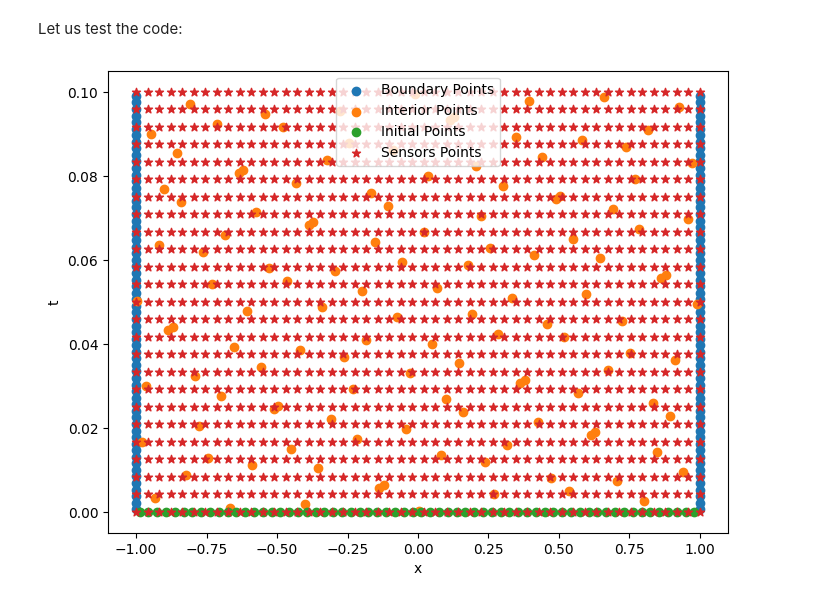
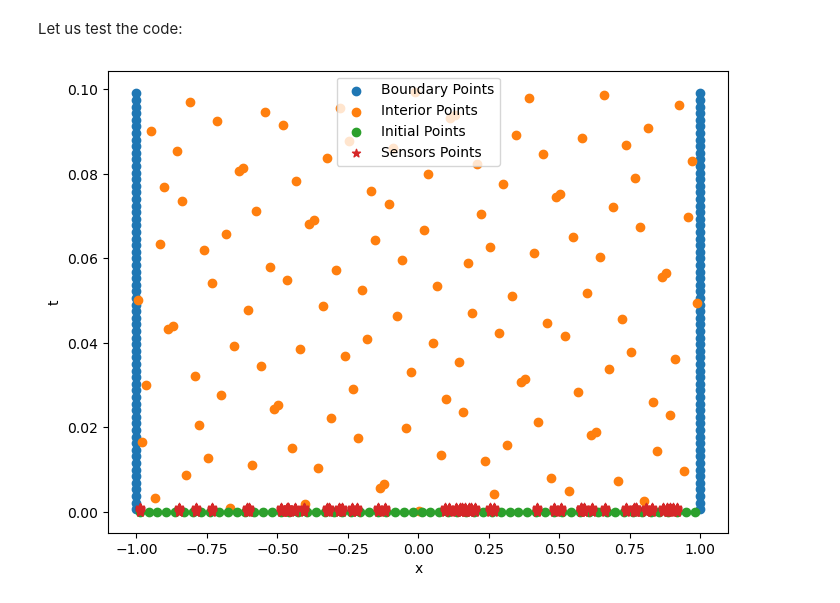
Before and after one commit to carlalozu/AICSE, a Jupyter notebook: tutorial04/Tutorial_4_PINNs_for_Inverse_Problems_.ipynb, the cells around one changed output. Saved outputs shown, nothing was run; the diff lists cells and outputs as text; code cells hidden in the pictures.

```diff
--- a/tutorial04/Tutorial_4_PINNs_for_Inverse_Problems_.ipynb
+++ b/tutorial04/Tutorial_4_PINNs_for_Inverse_Problems_.ipynb
@@ -162,27 +161,26 @@ n_tb = 64
 pinn = Pinns(n_int, n_sb, n_tb)
 # %%
 ##############
-# TO DO: Define and plot the input training points
-##############
+# Define and plot the input training points
 
-input_sb_, output_sb_ = None
-input_tb_, output_tb_ = None
-input_int_, output_int_ = None
-input_meas_, output_meas_ = None
+input_sb_, output_sb_ = pinn.add_spatial_boundary_points()
+input_tb_, output_tb_ = pinn.add_temporal_boundary_points()
+input_int_, output_int_ = pinn.add_interior_points()
+input_meas_, output_meas_ = pinn.get_measurement_data()
 
 ##############
 
 plt.figure(figsize=(8, 6), dpi=100)
 plt.scatter(input_sb_[:, 1].detach().numpy(), input_sb_[:, 0].detach().numpy(), label="Boundary Points")
 plt.scatter(input_int_[:, 1].detach().numpy(), input_int_[:, 0].detach().numpy(), label="Interior Points")
 plt.scatter(input_tb_[:, 1].detach().numpy(), input_tb_[:, 0].detach().numpy(), label="Initial Points")
 plt.scatter(input_meas_[:, 1].detach().numpy(), input_meas_[:, 0].detach().numpy(), label="Sensors Points", marker="*")
 plt.xlabel("x")
 plt.ylabel("t")
 plt.legend()
 plt.show()
 # %% [output]
-[figure, old version]
+[figure, new version]
 # %%
 n_epochs = 1
 max_iter = 1000
```
Also changed, not shown: parts of 5 cells of this notebook, 14 other files.
